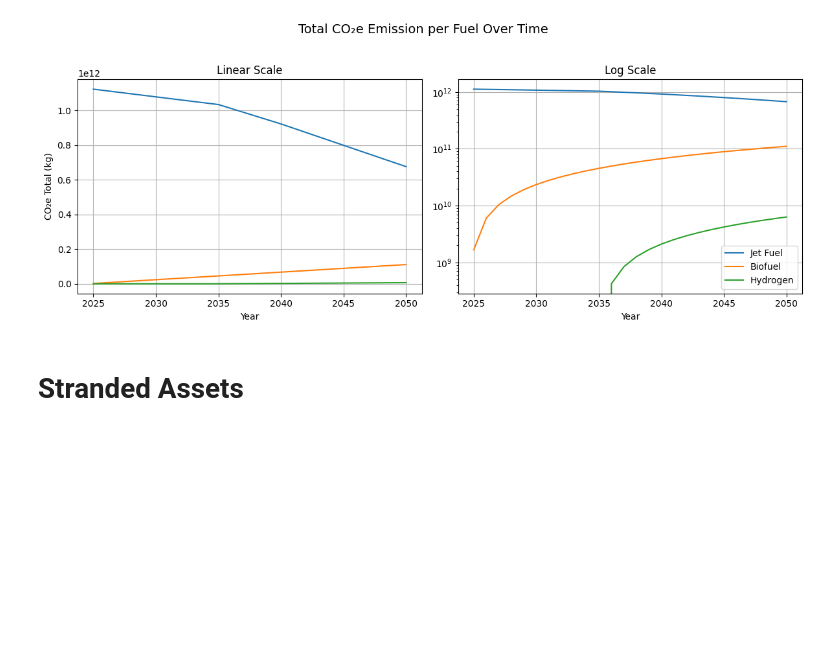
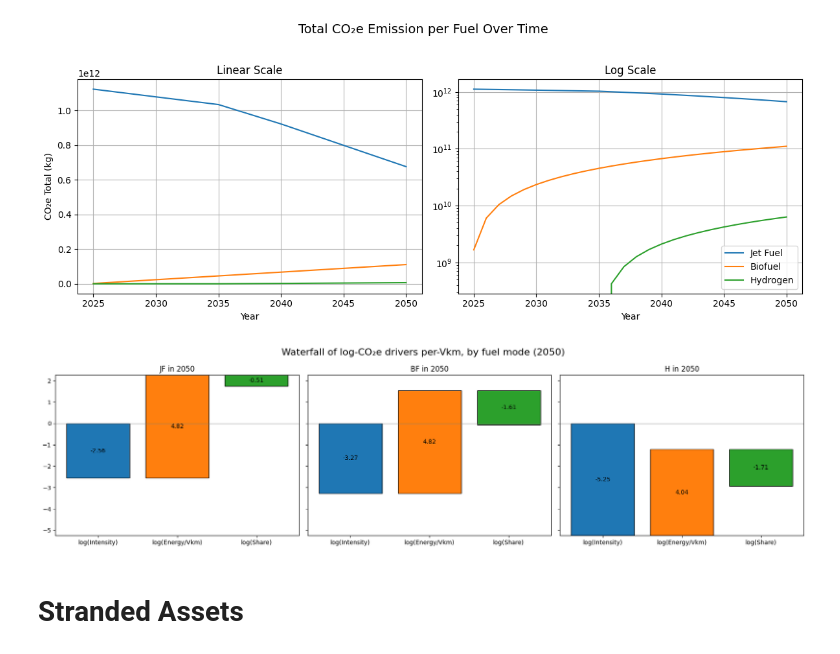
Before and after one commit to NovemberDays/Future-of-Aviation-Analysis, a Jupyter notebook: analysis.ipynb, the cells around one changed output. Saved outputs shown, nothing was run; the diff lists cells and outputs as text; code cells hidden in the pictures; blank space fills up the shorter version.

Commit message:
added more plots

```diff
--- a/analysis.ipynb
+++ b/analysis.ipynb
@@ -316,6 +316,41 @@ plt.savefig('co2e_emissions_comparison.png', dpi=300)
 plt.show()
 # %% [output]
 [figure]
+# %%
+def waterfall_on_ax(ax, values, labels, title):
+    # Draw a waterfall on the given Axes:
+    cum = np.concatenate([[0], np.cumsum(values[:-1])])
+    for i, v in enumerate(values):
+        ax.bar(i, v, bottom=cum[i], edgecolor='k')
+        ax.text(i, cum[i] + v/2, f"{v:.2f}", ha='center', va='center', fontsize=10)
+    ax.set_xticks(range(len(labels)))
+    ax.set_xticklabels(labels)
+    ax.set_title(title)
+    ax.axhline(0, color='gray', linewidth=0.8)
+    ax.margins(x=0.05)
+
+modes = ['JF', 'BF', 'H']
+labels = ['log(Intensity)', 'log(Energy/Vkm)', 'log(Share)']
+year = 2050
+
+fig, axes = plt.subplots(1, 3, figsize=(18, 5), sharey=True)
+
+for ax, mode in zip(axes, modes):
+    I = intensity[mode]
+    E = energy_vkm[mode]
+    S = df.loc[df.year == year, f'share_{mode}'].iloc[0]
+
+    values = np.log([I, E, S])
+    title = f"{mode} in {year}"
+
+    waterfall_on_ax(ax, values, labels, title)
+
+fig.suptitle("Waterfall of log-CO₂e drivers per Vkm, by fuel mode (2050)", fontsize=16)
+fig.tight_layout(rect=[0, 0.03, 1, 1])
+plt.savefig('waterfall.png', dpi=300, bbox_inches='tight')
+plt.show()
+# %% [output]
+[figure, added]
 # %% [markdown]
 # Stranded Assets
 # %%
```
Also changed, not shown: parts of 5 cells of this notebook, 2 other files.
